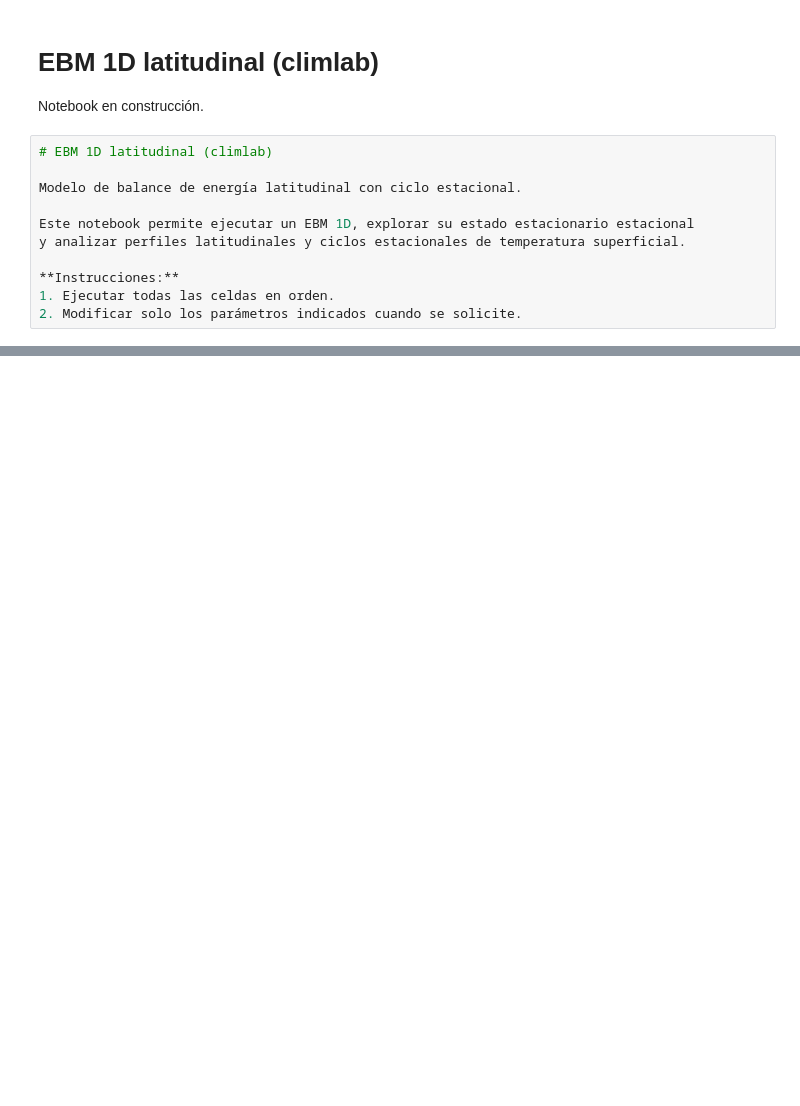
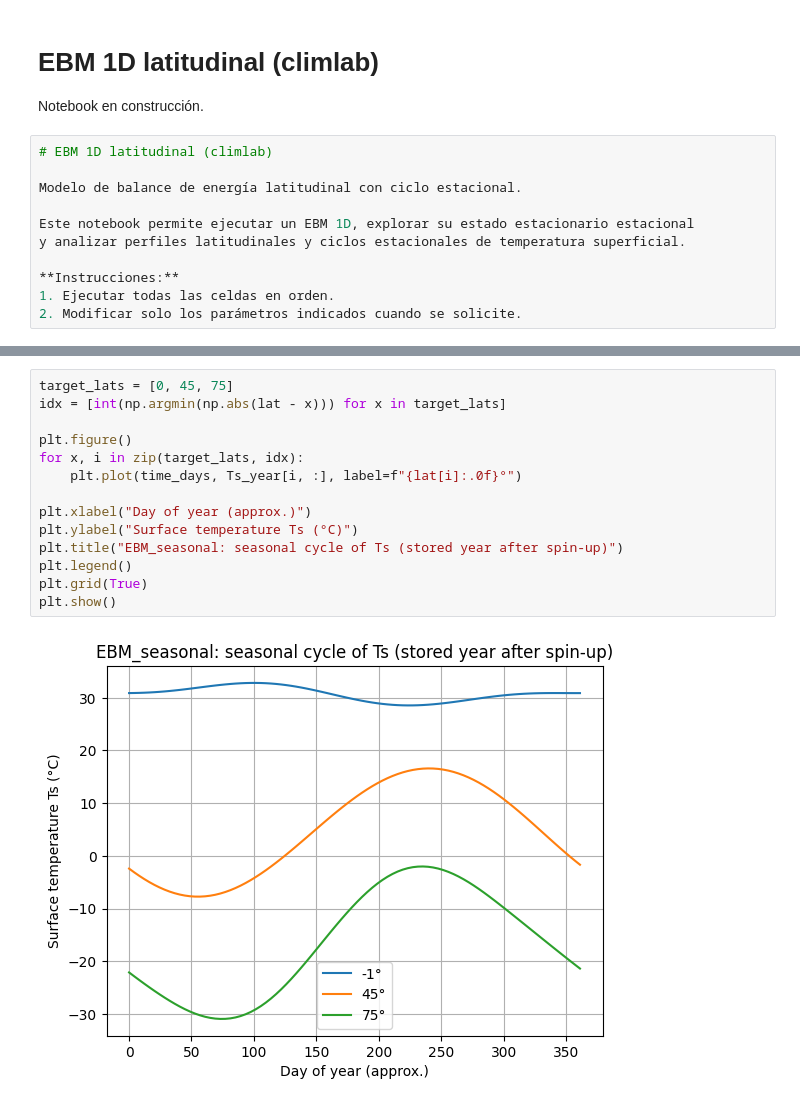
Before and after one commit to RDiazSierra/mgcc-ebm-climlab, a Jupyter notebook: index.ipynb, the cells around one changed output, grey strips where cells are left out. Saved outputs shown, nothing was run; the diff lists cells and outputs as text; blank space fills up the shorter version.

```diff
--- a/index.ipynb
+++ b/index.ipynb
@@ -30,0 +95,16 @@ climlab: 0.9.1
+# %%
+target_lats = [0, 45, 75]
+idx = [int(np.argmin(np.abs(lat - x))) for x in target_lats]
+
+plt.figure()
+for x, i in zip(target_lats, idx):
+    plt.plot(time_days, Ts_year[i, :], label=f"{lat[i]:.0f}°")
+
+plt.xlabel("Day of year (approx.)")
+plt.ylabel("Surface temperature Ts (°C)")
+plt.title("EBM_seasonal: seasonal cycle of Ts (stored year after spin-up)")
+plt.legend()
+plt.grid(True)
+plt.show()
+# %% [output]
+[figure, added]
```
Also changed, not shown: parts of 6 cells of this notebook.
